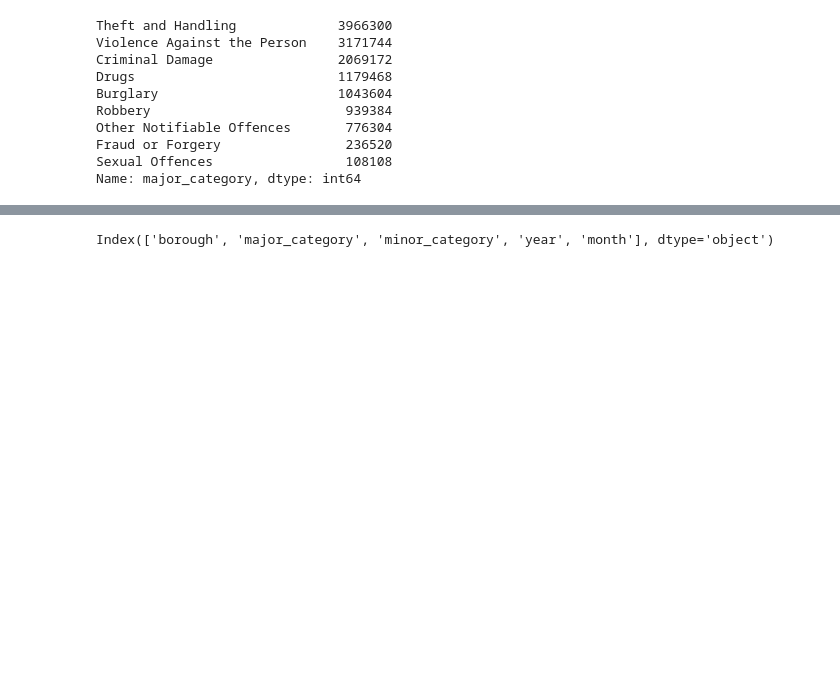
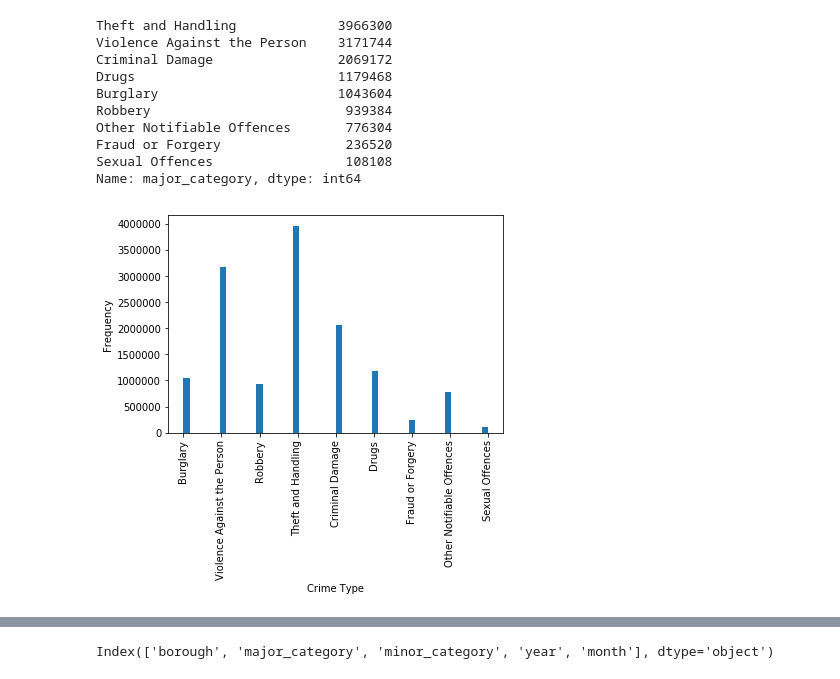
Before and after one commit to ToluAkin/improved-octo-dollop, a Jupyter notebook: capstone.ipynb, the cells around one changed output, grey strips where cells are left out. Drawn from its saved outputs; the diff is of its cells as text; code cells hidden in the pictures; blank space fills up the shorter version.

```diff
--- a/capstone.ipynb
+++ b/capstone.ipynb
@@ -105,3 +133,13 @@ Other Notifiable Offences       776304
 Fraud or Forgery                236520
 Sexual Offences                 108108
 Name: major_category, dtype: int64
+# %%
+x = crime['major_category'].tolist()
+plt.hist(x, bins=50)
+plt.ylabel("Frequency")
+plt.xlabel("Crime Type")
+plt.title("Different major crimes in Borough, London between 2008-2016")
+plt.xticks(rotation='vertical')
+plt.show()
+# %% [output]
+[figure, added]
```
Also changed, not shown: parts of 14 cells of this notebook.
